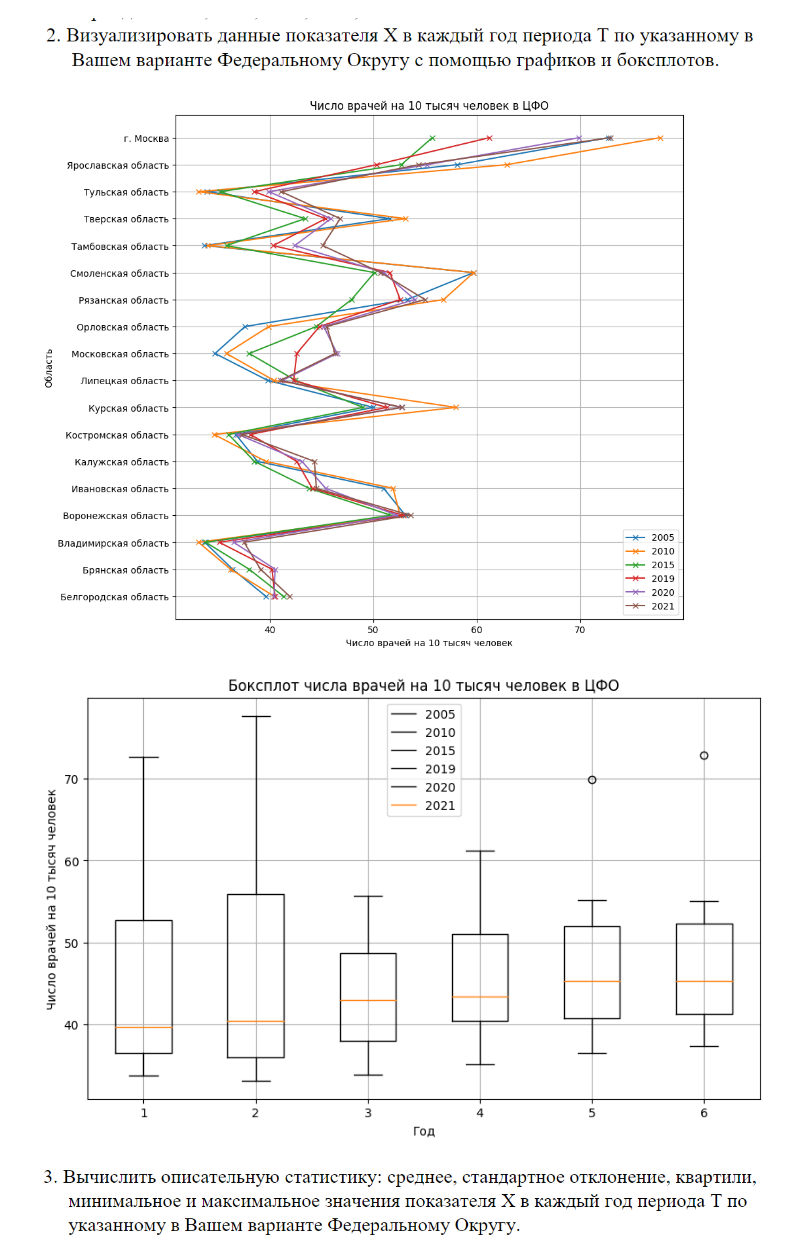
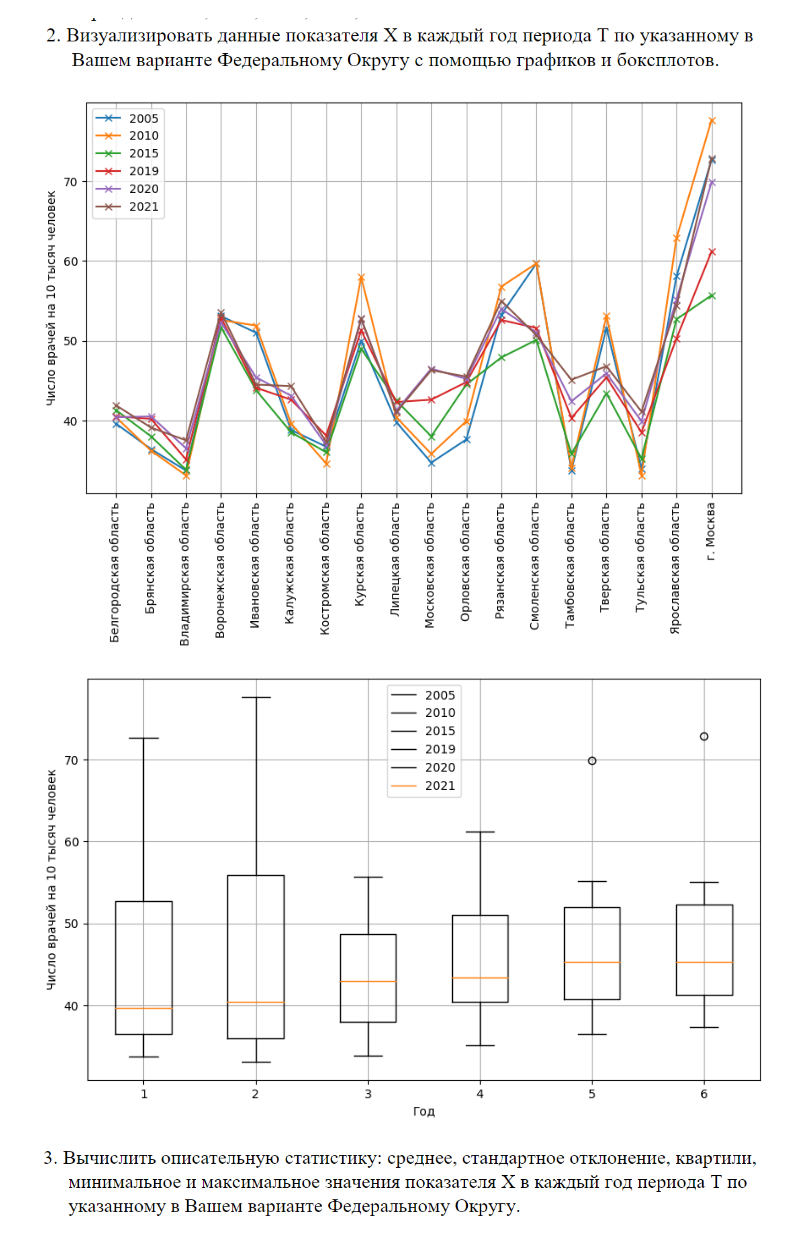
Before and after one commit to NozdryakovaMarina/sda, a Jupyter notebook: stat/lab_3.ipynb, the cells around one changed output. Cells and saved outputs as stored; diff of their text form; code cells hidden in the pictures.

```diff
--- a/stat/lab_3.ipynb
+++ b/stat/lab_3.ipynb
@@ -94,26 +83,24 @@ sec.head(n=8)
 # %% [markdown]
 ![image.png](attachment:image.png)
 # %%
-plt.figure(figsize=(10, 10))
-plt.plot(data, sec['ЦФО'], marker='x')
-plt.ylabel('Область')
-plt.xlabel('Число врачей на 10 тысяч человек')
-plt.title('Число врачей на 10 тысяч человек в ЦФО')
+plt.figure(figsize=(10, 6))
+plt.plot(sec['ЦФО'], data, marker='x')
+plt.ylabel('Число врачей на 10 тысяч человек')
+plt.xticks(rotation=90)
 plt.legend(data.columns)
 plt.grid(True)
 plt.show()
 
 plt.figure(figsize=(10,6))
 plt.boxplot(data)
 plt.xlabel('Год')
 plt.ylabel('Число врачей на 10 тысяч человек')
-plt.title('Боксплот числа врачей на 10 тысяч человек в ЦФО')
 plt.legend(data.columns)
 plt.grid(True)
 plt.show()
 # %% [output]
-[figure, old version]
+[figure, new version]
-[figure, old version]
+[figure, new version]
 # %% [markdown]
 ![image.png](attachment:image.png)
 # %%
```
Also changed, not shown: parts of 15 cells of this notebook, 4 other files.
